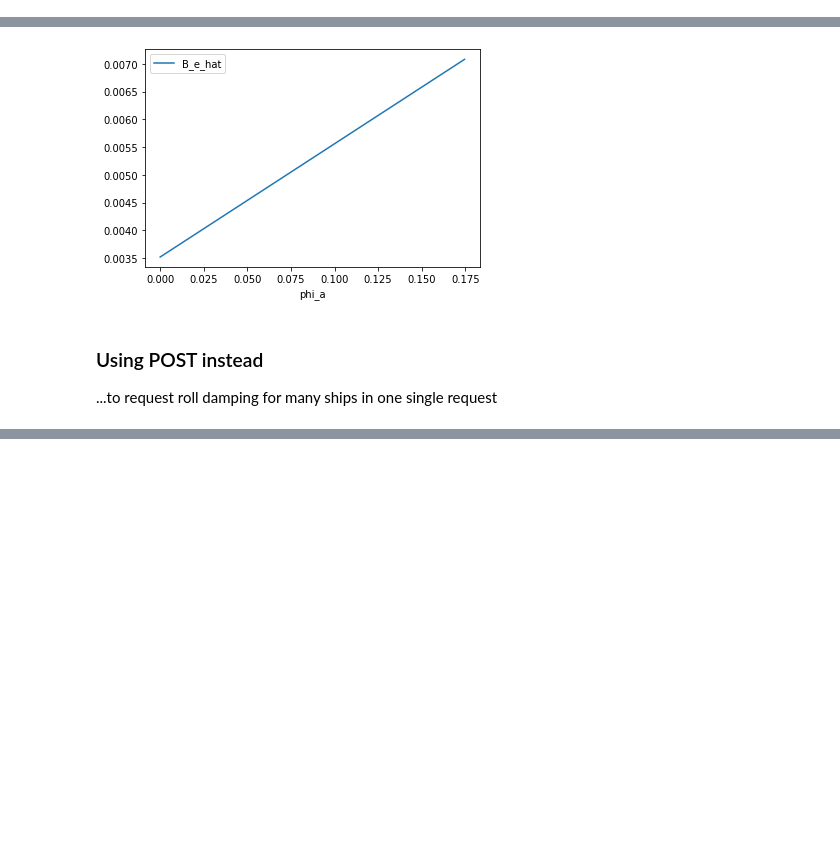
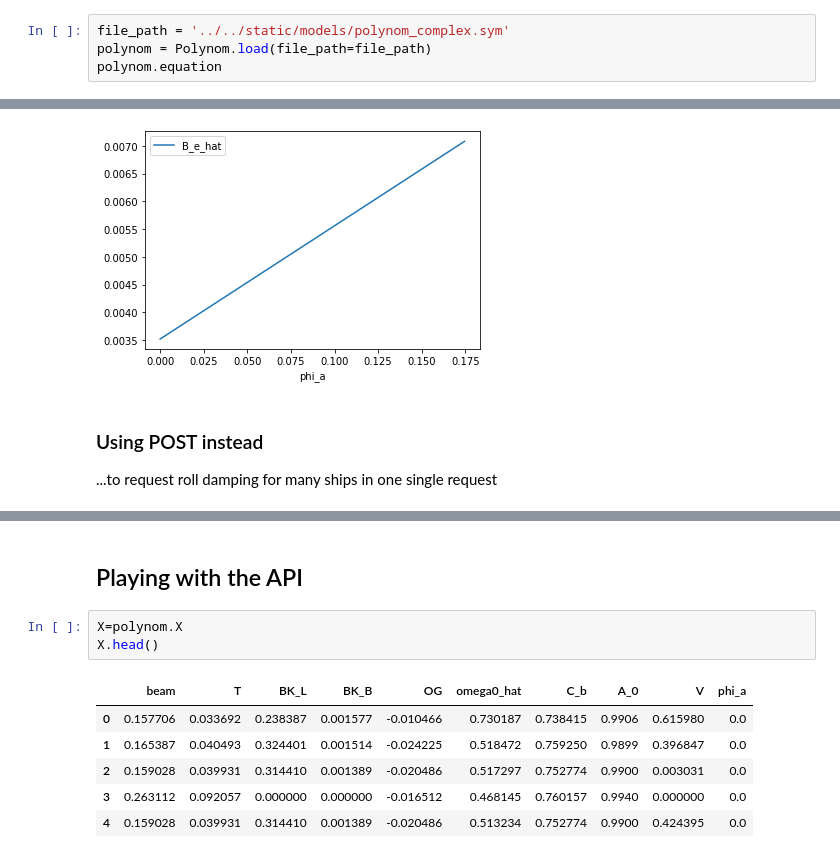
Before and after one commit to martinlarsalbert/REST_API_roll_damping, a Jupyter notebook: doc/notebooks/01_request_API.ipynb, the cells around one changed output, grey strips where cells are left out. Saved outputs shown, nothing was run; the diff lists cells and outputs as text; blank space fills up the shorter version.

```diff
--- a/doc/notebooks/01_request_API.ipynb
+++ b/doc/notebooks/01_request_API.ipynb
@@ -14,0 +18,4 @@ import json
+# %%
+file_path = '../../static/models/polynom_complex.sym'
+polynom = Polynom.load(file_path=file_path)
+polynom.equation
@@ -109,0 +125,12 @@ result3.plot(x='V',y='B_e_hat', ax=ax)
+# %% [markdown]
+## Playing with the API
+# %%
+X=polynom.X
+X.head()
+# %% [output]
+|  | beam | T | BK_L | BK_B | OG | omega0_hat | C_b | A_0 | V | phi_a |
+| 0 | 0.157706 | 0.033692 | 0.238387 | 0.001577 | -0.010466 | 0.730187 | 0.738415 | 0.9906 | 0.615980 | 0.0 |
+| 1 | 0.165387 | 0.040493 | 0.324401 | 0.001514 | -0.024225 | 0.518472 | 0.759250 | 0.9899 | 0.396847 | 0.0 |
+| 2 | 0.159028 | 0.039931 | 0.314410 | 0.001389 | -0.020486 | 0.517297 | 0.752774 | 0.9900 | 0.003031 | 0.0 |
+| 3 | 0.263112 | 0.092057 | 0.000000 | 0.000000 | -0.016512 | 0.468145 | 0.760157 | 0.9940 | 0.000000 | 0.0 |
+| 4 | 0.159028 | 0.039931 | 0.314410 | 0.001389 | -0.020486 | 0.513234 | 0.752774 | 0.9900 | 0.424395 | 0.0 |
```
Also changed, not shown: parts of 11 cells of this notebook, 1 other file.
